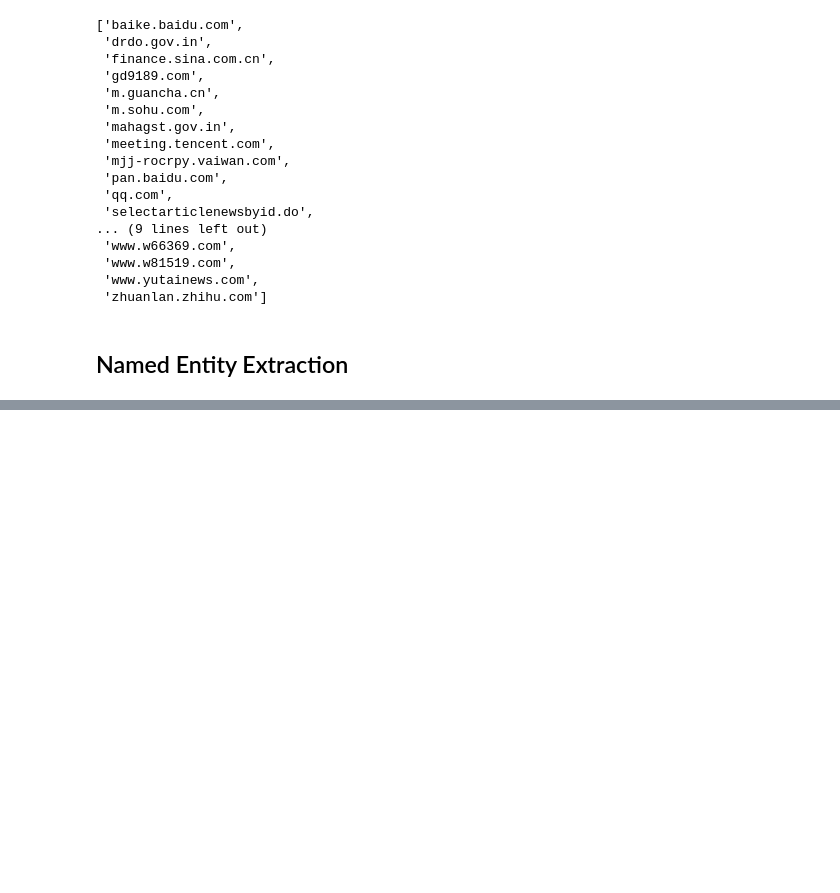
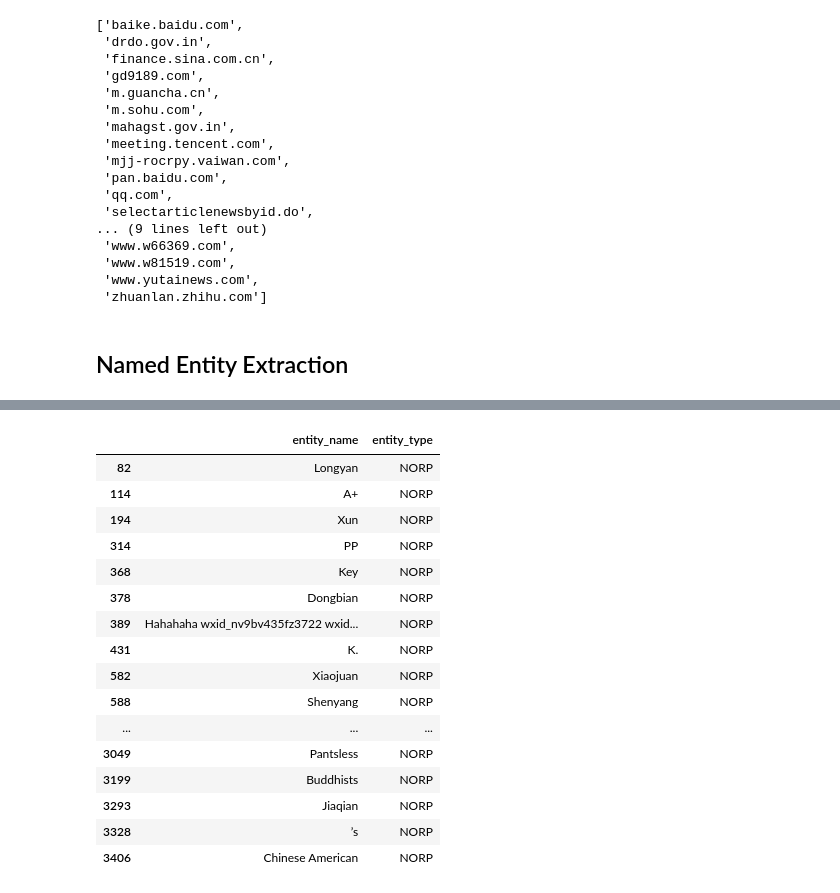
Before and after one commit to gbikram/Jupyter-Threat-Intel, a Jupyter notebook: iSoon_Leak/isoon_word_cloud.ipynb, the cells around one changed output, grey strips where cells are left out. Drawn from its saved outputs; the diff is of its cells as text; code cells hidden in the pictures; blank space fills up the shorter version.

```diff
--- a/iSoon_Leak/isoon_word_cloud.ipynb
+++ b/iSoon_Leak/isoon_word_cloud.ipynb
@@ -126,0 +159,20 @@ df
+# %%
+df.query('entity_type == "NORP"')
+# %% [output]
+|  | entity_name | entity_type |
+| 82 | Longyan | NORP |
+| 114 | A+ | NORP |
+| 194 | Xun | NORP |
+| 314 | PP | NORP |
+| 368 | Key | NORP |
+| 378 | Dongbian | NORP |
+| 389 | Hahahaha wxid_nv9bv435fz3722 wxid... | NORP |
+| 431 | K. | NORP |
+| 582 | Xiaojuan | NORP |
+| 588 | Shenyang | NORP |
+| ... | ... | ... |
+| 3049 | Pantsless | NORP |
+| 3199 | Buddhists | NORP |
+| 3293 | Jiaqian | NORP |
+| 3328 | ’s | NORP |
+| 3406 | Chinese American | NORP |
```
Also changed, not shown: parts of 5 cells of this notebook.
